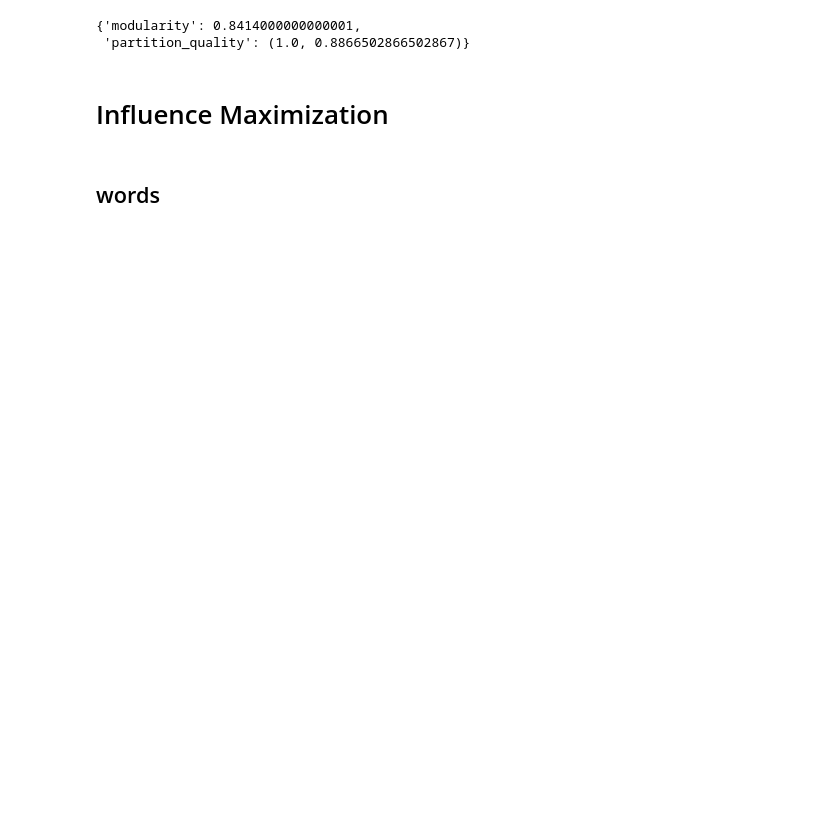
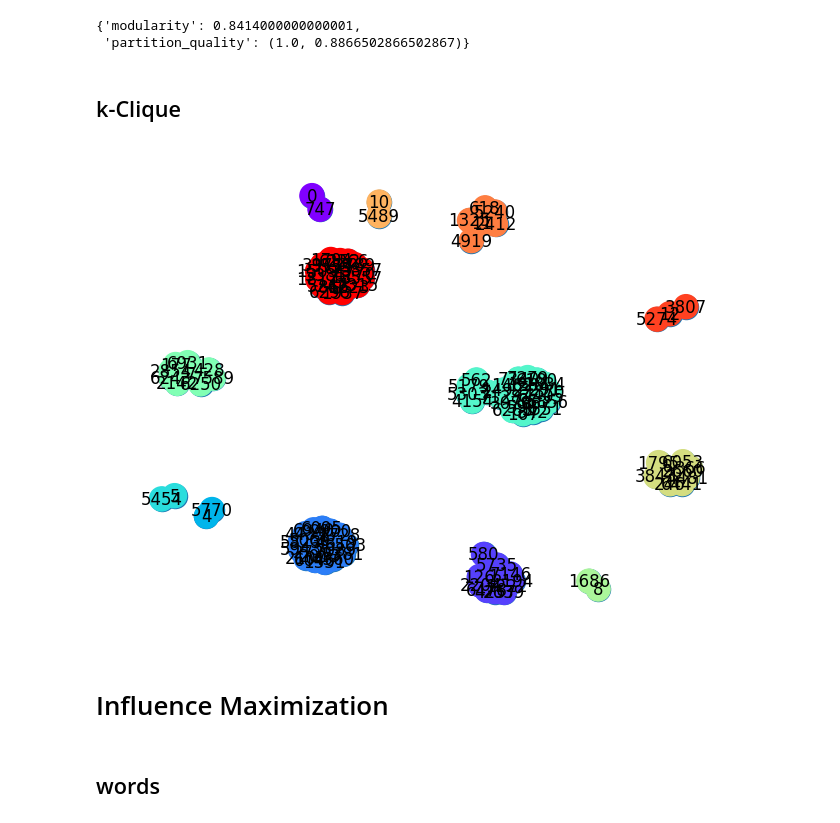
Before and after one commit to afpbondoc/MGMA_CommunityDetection_InfluenceMaximization, a Jupyter notebook: communities.ipynb, the cells around one changed output. Saved outputs shown, nothing was run; the diff lists cells and outputs as text; code cells hidden in the pictures; blank space fills up the shorter version.

Commit message:
add k-cliques
Signed-off-by: kouganepola <koumudiganepola.15@cse.mrt.ac.lk>

```diff
--- a/communities.ipynb
+++ b/communities.ipynb
@@ -196,6 +213,13 @@ get_metrics(G, louvain)
 # %% [output]
 {'modularity': 0.8414000000000001,
  'partition_quality': (1.0, 0.8866502866502867)}
+# %% [markdown]
+## k-Clique
+# %%
+cliques = list(nx.community.k_clique_communities(G, 2))
+graph_community(G, community=cliques)
+# %% [output]
+[figure, added]
 # %% [markdown]
 # Influence Maximization
 # %% [markdown]
```
Also changed, not shown: parts of 3 cells of this notebook.
